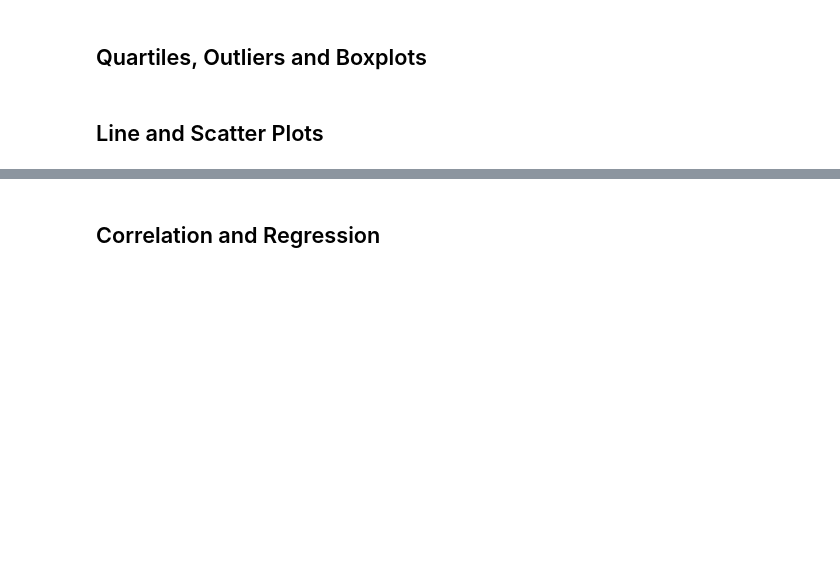
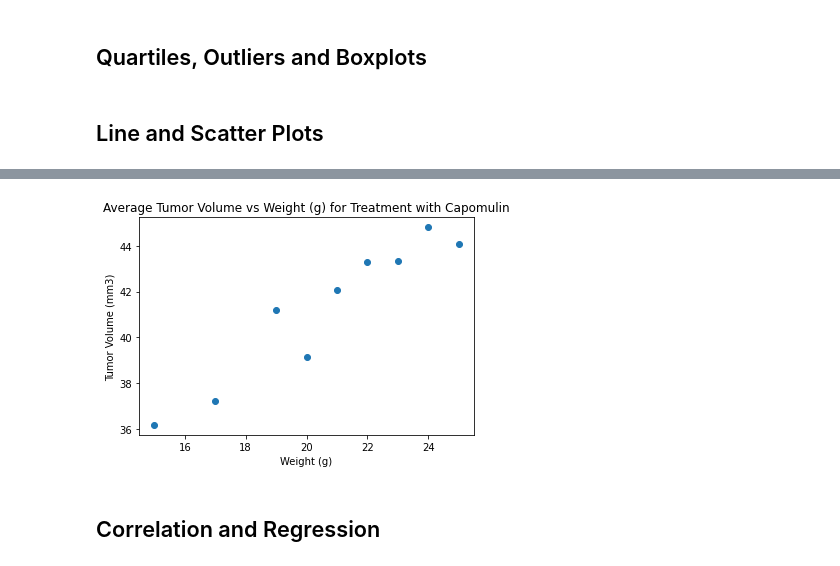
Before and after one commit to jillpeloquin13/Matplotlib, a Jupyter notebook: Pymaceuticals_main.ipynb, the cells around one changed output, grey strips where cells are left out. Drawn from its saved outputs; the diff is of its cells as text; code cells hidden in the pictures; blank space fills up the shorter version.

```diff
--- a/Pymaceuticals_main.ipynb
+++ b/Pymaceuticals_main.ipynb
@@ -183,2 +258,17 @@ Text(0, 0.5, 'Total Timepoints')
+# %%
+# Generate a scatter plot of average tumor volume vs. mouse weight for the Capomulin regimen
+
+Capomulin_cleaned = combined_study_clean_df[combined_study_clean_df["Drug Regimen"] == 'Capomulin']
+Capomlin_grouped = Capomulin_cleaned.groupby(["Weight (g)"]).mean()
+volume = Capomlin_grouped["Tumor Volume (mm3)"]
+weight = Capomlin_grouped.index
+
+plt.scatter(weight,volume)
+plt.ylabel('Tumor Volume (mm3)')
+plt.xlabel('Weight (g)')
+plt.title('Average Tumor Volume vs Weight (g) for Treatment with Capomulin')
+plt.show()
+# %% [output]
+[figure, added]
 # %% [markdown]
 ## Correlation and Regression
```
Also changed, not shown: parts of 11 cells of this notebook.
